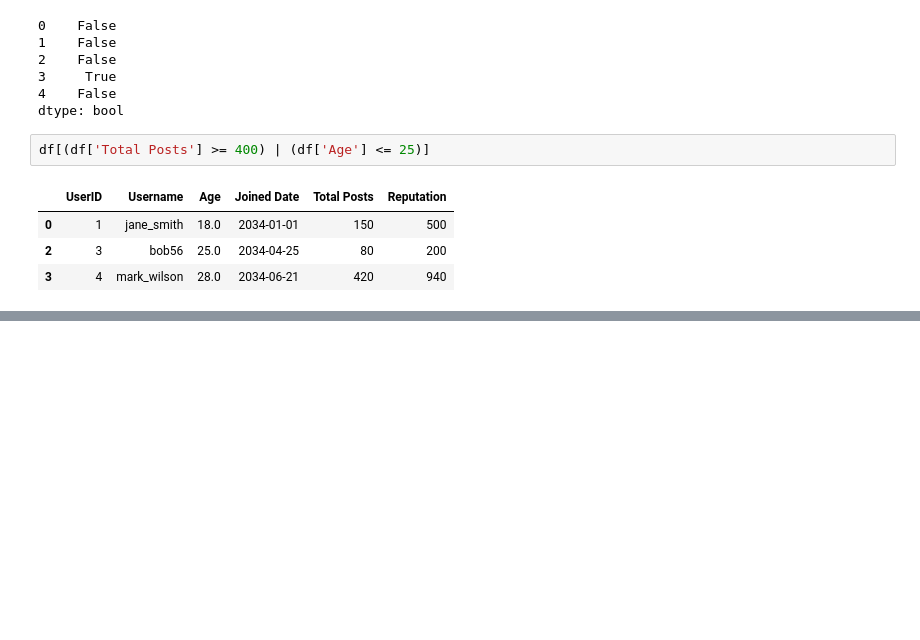
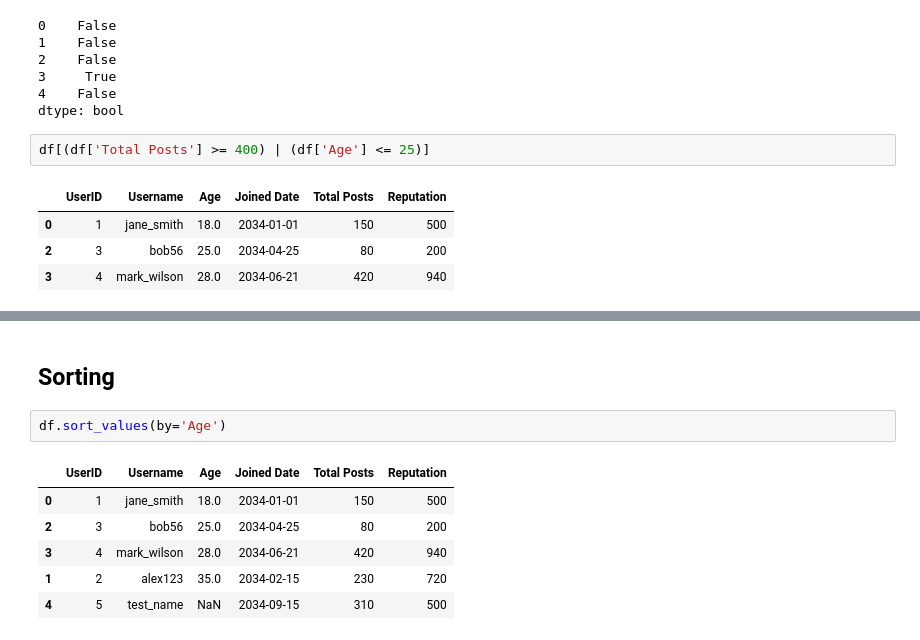
Before and after one commit to S0fft/Learning-Lab, a Jupyter notebook: ds_and_ml/notebooks/pandas/pandas_filtering_and_sorting.ipynb, the cells around one changed output, grey strips where cells are left out. Saved outputs shown, nothing was run; the diff lists cells and outputs as text; blank space fills up the shorter version.

Commit message:
add sorting examples

```diff
--- a/ds_and_ml/notebooks/pandas/pandas_filtering_and_sorting.ipynb
+++ b/ds_and_ml/notebooks/pandas/pandas_filtering_and_sorting.ipynb
@@ -121,0 +163,11 @@ df[(df['Total Posts'] >= 400) | (df['Age'] <= 25)]
+# %% [markdown]
+## Sorting
+# %%
+df.sort_values(by='Age')
+# %% [output]
+|  | UserID | Username | Age | Joined Date | Total Posts | Reputation |
+| 0 | 1 | jane_smith | 18.0 | 2034-01-01 | 150 | 500 |
+| 2 | 3 | bob56 | 25.0 | 2034-04-25 | 80 | 200 |
+| 3 | 4 | mark_wilson | 28.0 | 2034-06-21 | 420 | 940 |
+| 1 | 2 | alex123 | 35.0 | 2034-02-15 | 230 | 720 |
+| 4 | 5 | test_name | NaN | 2034-09-15 | 310 | 500 |
```
Also changed, not shown: parts of 9 cells of this notebook.
